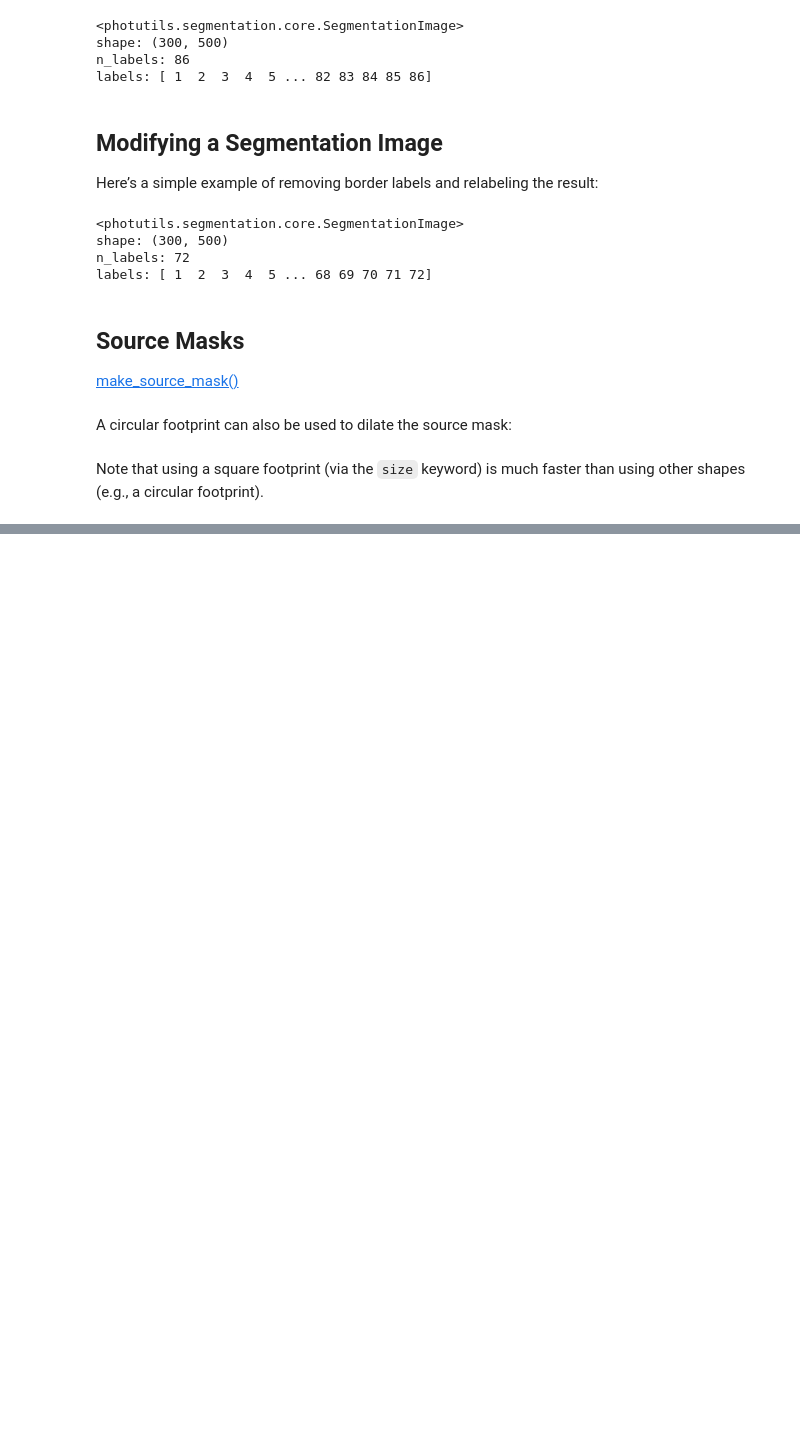
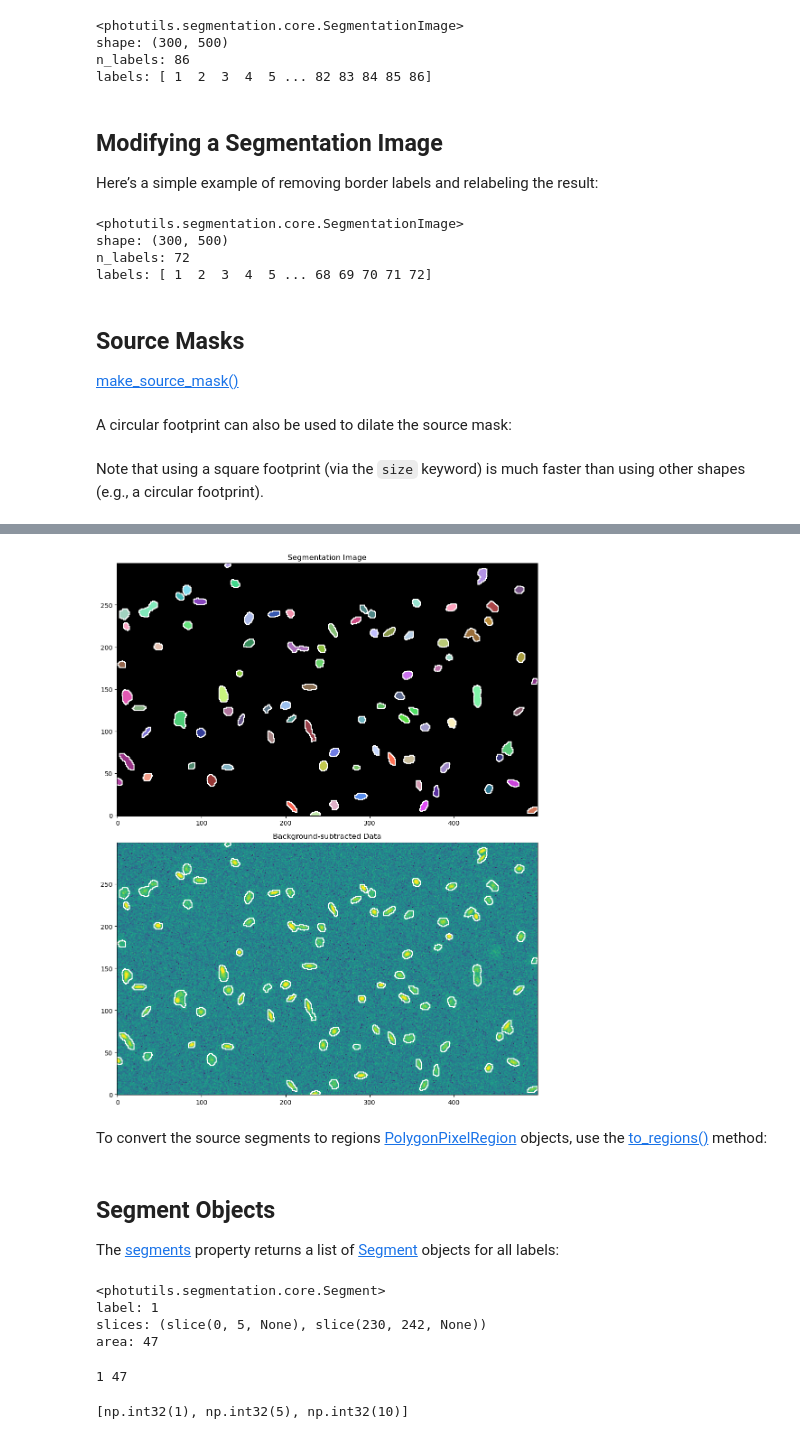
Before and after one commit to sh4rkNy/guide_photutils, a Jupyter notebook: 004imagesegmentation.ipynb, the cells around one changed output, grey strips where cells are left out. Cells and saved outputs as stored; diff of their text form; code cells hidden in the pictures; blank space fills up the shorter version.

```diff
--- a/004imagesegmentation.ipynb
+++ b/004imagesegmentation.ipynb
@@ -144,0 +165,14 @@ Note that using a square footprint (via the `size` keyword) is much faster than
+# %%
+fig, (ax1, ax2) = plt.subplots(nrows=2, figsize=(10, 12.5))
+segment_map.imshow(ax=ax1)
+ax1.set_title('Segmentation Image')
+segment_map.plot_patches(ax=ax1, edgecolor='white', lw=1.5)
+norm = simple_norm(data, 'sqrt', percent=99.5)
+ax2.imshow(data, norm=norm, origin='lower')
+ax2.set_title('Background-subtracted Data')
+segment_map.plot_patches(ax=ax2, edgecolor='white', lw=1.5)
+fig.tight_layout()
+# %% [output]
+[figure, added]
+# %% [markdown]
+To convert the source segments to regions [PolygonPixelRegion](https://astropy-regions.readthedocs.io/en/stable/api/regions.PolygonPixelRegion.html#regions.PolygonPixelRegion) objects, use the [to_regions()](https://photutils.readthedocs.io/en/latest/api/photutils.segmentation.SegmentationImage.html#photutils.segmentation.SegmentationImage.to_regions) method:
@@ -144,0 +181,21 @@ Note that using a square footprint (via the `size` keyword) is much faster than
+# %% [markdown]
+## Segment Objects
+
+The [segments](https://photutils.readthedocs.io/en/latest/api/photutils.segmentation.SegmentationImage.html#photutils.segmentation.SegmentationImage.segments) property returns a list of [Segment](https://photutils.readthedocs.io/en/latest/api/photutils.segmentation.Segment.html#photutils.segmentation.Segment) objects for all labels:
+# %%
+segments = segment_map.segments
+segments[0]
+# %% [output]
+<photutils.segmentation.core.Segment>
+label: 1
+slices: (slice(0, 5, None), slice(230, 242, None))
+area: 47
+# %%
+segment = segment_map.get_segment(1)
+print(segment.label, segment.area)
+
+segments = segment_map.get_segments([1, 5, 10])
+[segment.label for segment in segments]
+# %% [output]
+1 47
+[np.int32(1), np.int32(5), np.int32(10)]
```
Also changed, not shown: parts of 6 cells of this notebook.
